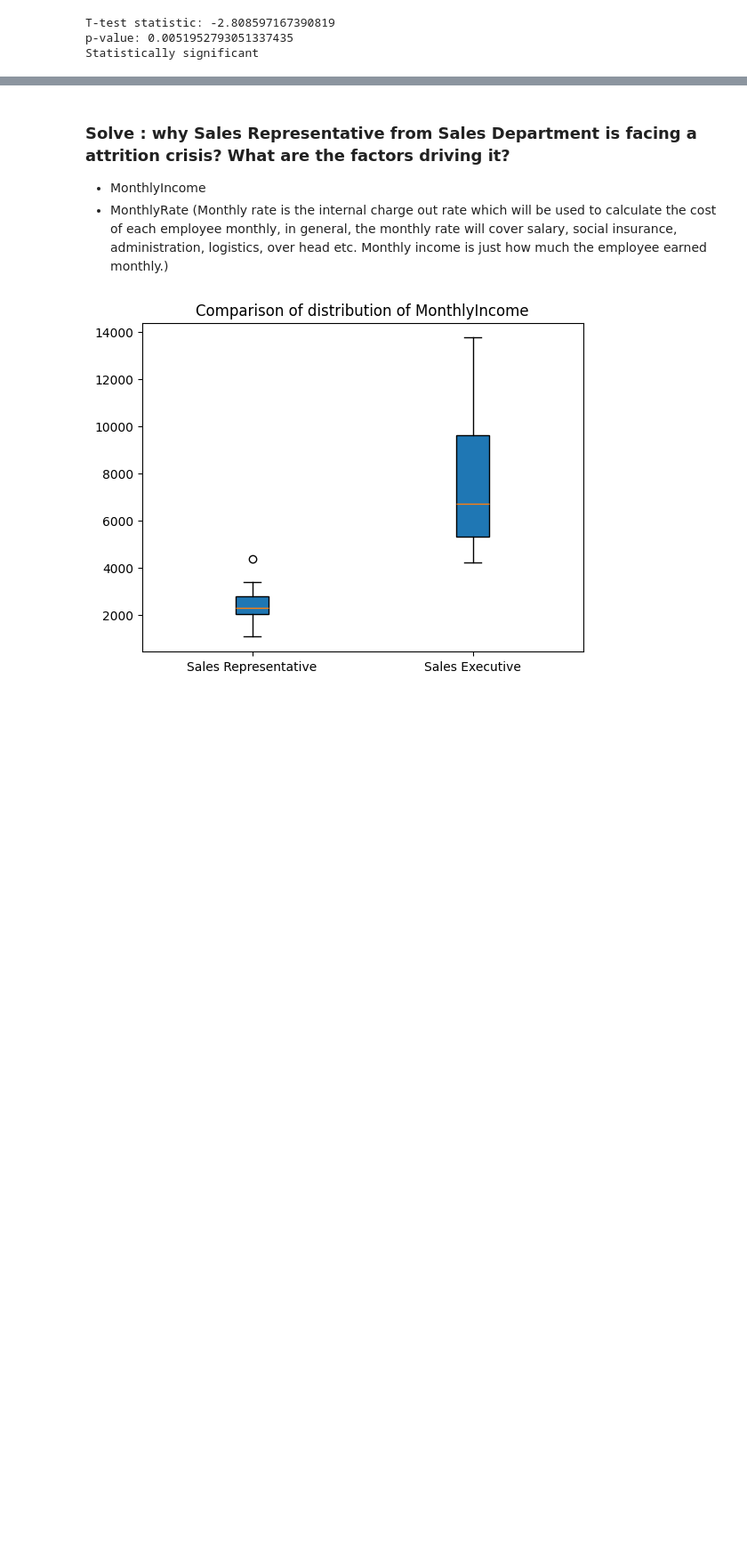
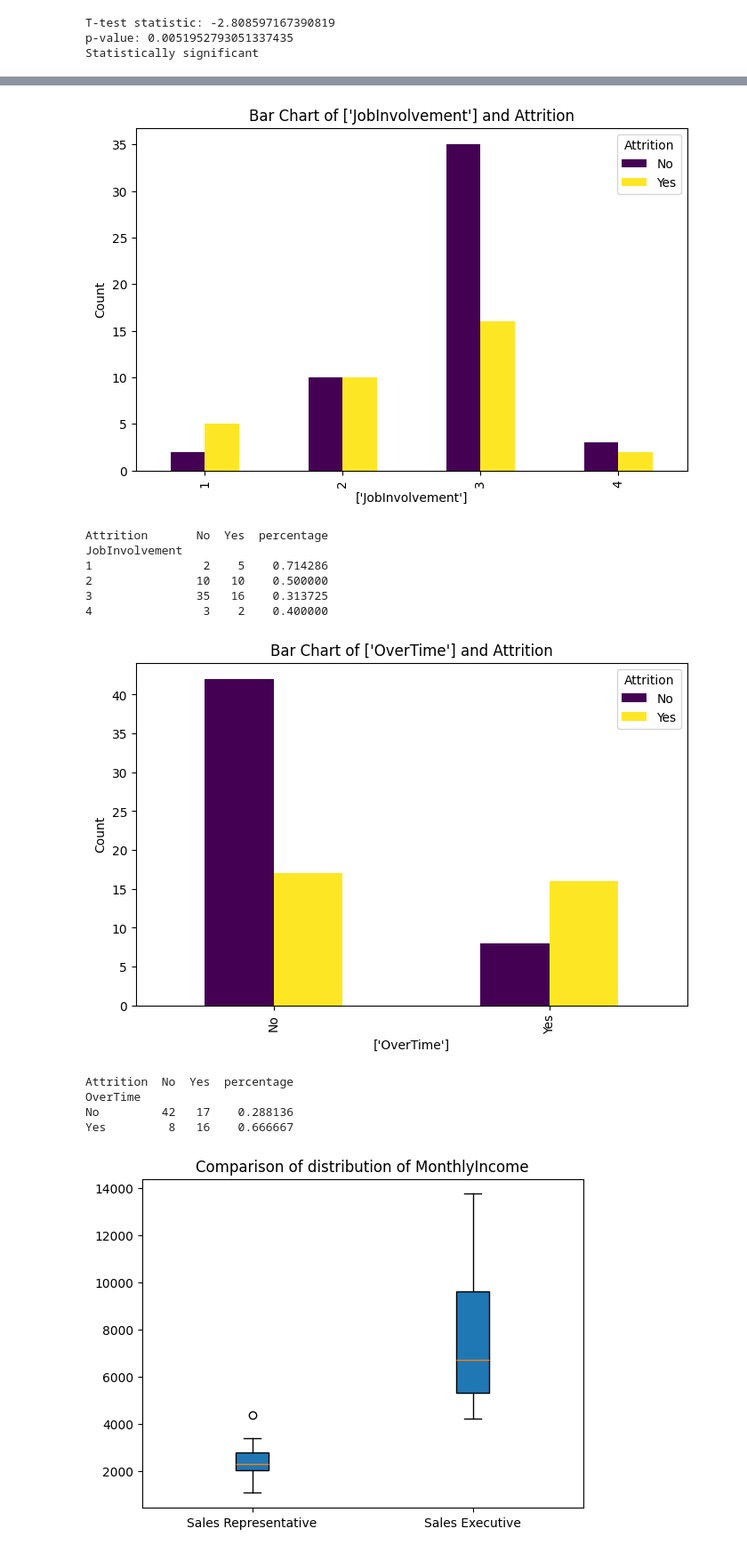
Before and after one commit to kminsen/employee_attrition, a Jupyter notebook: eda.ipynb, the cells around one changed output, grey strips where cells are left out. Shown: that part at 89% size. Drawn from its saved outputs; the diff is of its cells as text; code cells hidden in the pictures; blank space fills up the shorter version.

```diff
--- a/eda.ipynb
+++ b/eda.ipynb
@@ -302,11 +379,22 @@ JobRole
 Manager                35    2    0.054054
 Sales Executive       269   57    0.174847
 Sales Representative   50   33    0.397590
-# %% [markdown]
-### Solve : why Sales Representative from Sales Department is facing a attrition crisis? What are the factors driving it?
-- MonthlyIncome
-- MonthlyRate (Monthly rate is the internal charge out rate which will be used to calculate the cost of each employee monthly, in general, the monthly rate will cover salary, social insurance, administration, logistics, over head etc.
-Monthly income is just how much the employee earned monthly.)
+# %%
+plot_bar([sales_df[sales_df['JobRole'] == 'Sales Representative']['JobInvolvement']],target)
+plot_bar([sales_df[sales_df['JobRole'] == 'Sales Representative']['OverTime']],target)
+# %% [output]
+[figure, added]
+Attrition       No  Yes  percentage
+JobInvolvement
+1                2    5    0.714286
+2               10   10    0.500000
+3               35   16    0.313725
+4                3    2    0.400000
+[figure, added]
+Attrition  No  Yes  percentage
+OverTime
+No         42   17    0.288136
+Yes         8   16    0.666667
 # %%
 sales_rep = sales_df[(sales_df['JobRole'] == 'Sales Representative') & (sales_df['Attrition'] == 'Yes')]
 exec = sales_df[(sales_df['JobRole'] == 'Sales Executive') & (sales_df['Attrition'] == 'Yes')]
```
Also changed, not shown: parts of 39 cells of this notebook, 1 other file.
